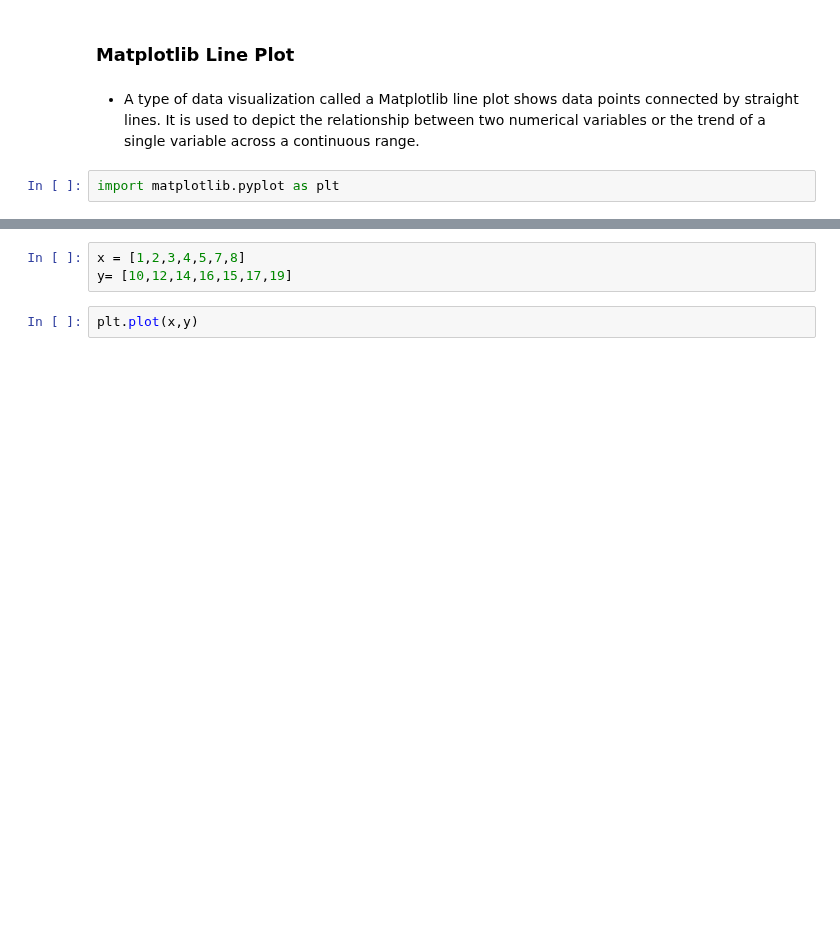
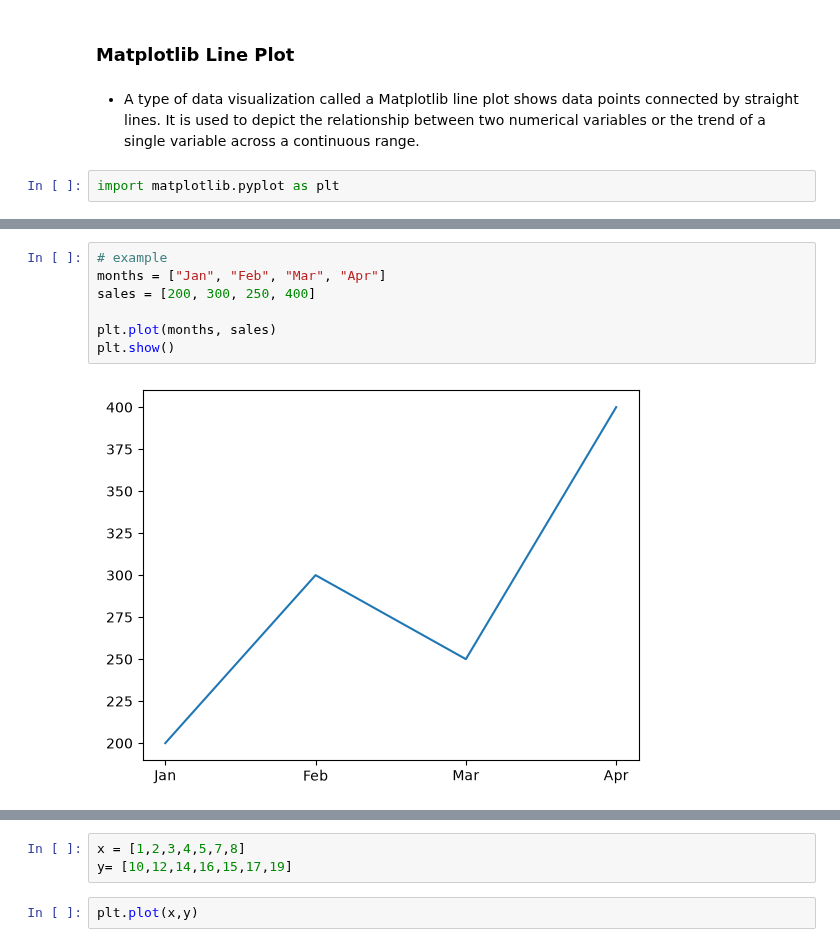
Before and after one commit to Ramesh8dsaiml/My-Data-Science-Series-With-AI-ML-And-DL-LLM-, a Jupyter notebook: data_toolkit/Matplotlib/M_plt_all_about_charts.ipynb, the cells around one changed output, grey strips where cells are left out. Cells and saved outputs as stored; diff of their text form; blank space fills up the shorter version.

```diff
--- a/data_toolkit/Matplotlib/M_plt_all_about_charts.ipynb
+++ b/data_toolkit/Matplotlib/M_plt_all_about_charts.ipynb
@@ -30,0 +42,9 @@ import matplotlib.pyplot as plt
+# %%
+# example
+months = ["Jan", "Feb", "Mar", "Apr"]
+sales = [200, 300, 250, 400]
+
+plt.plot(months, sales)
+plt.show()
+# %% [output]
+[figure, added]
```
Also changed, not shown: parts of 4 cells of this notebook, 14 other files.
